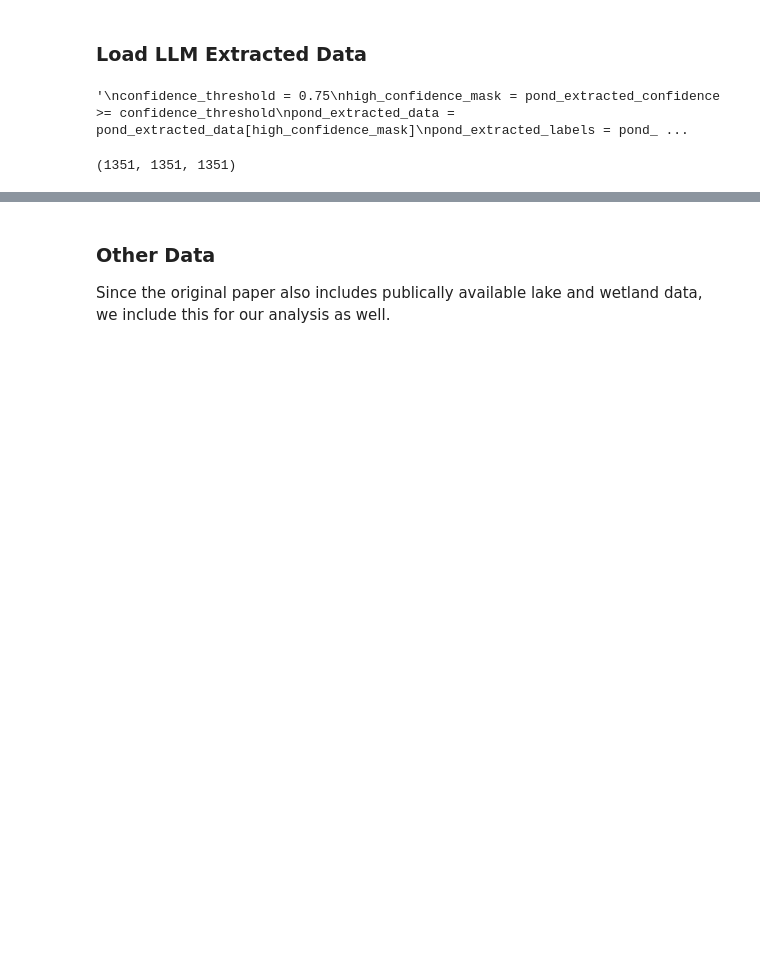
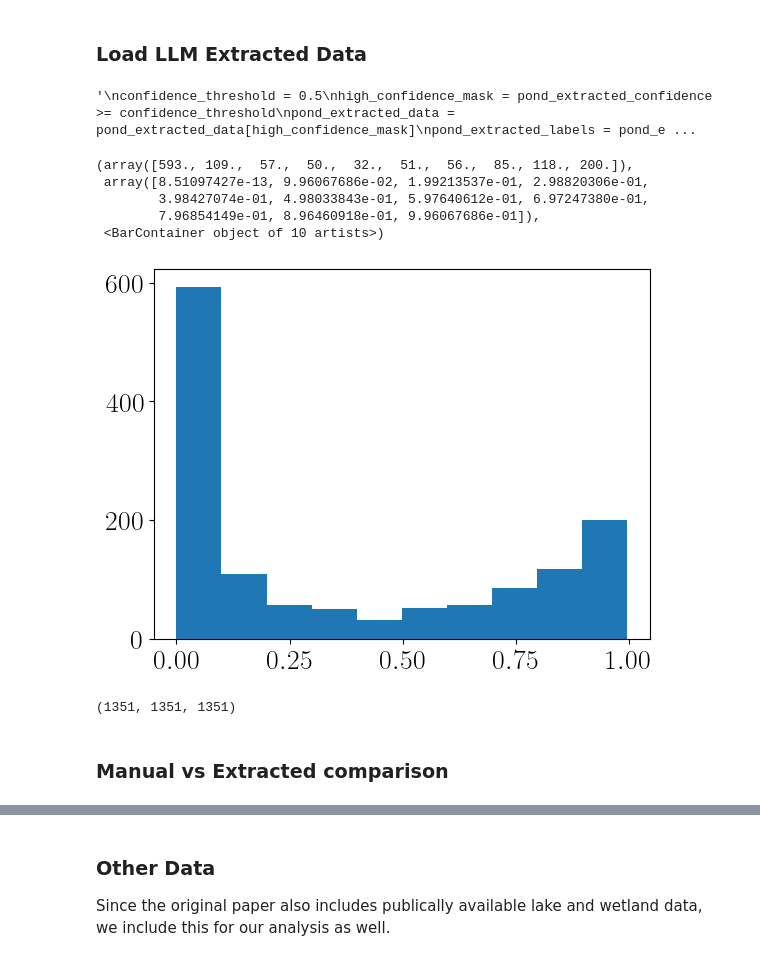
Before and after one commit to kevinqnb/scholarlm, a Jupyter notebook: examples/pond_clustering.ipynb, the cells around one changed output, grey strips where cells are left out. Saved outputs shown, nothing was run; the diff lists cells and outputs as text; code cells hidden in the pictures; blank space fills up the shorter version.

```diff
--- a/examples/pond_clustering.ipynb
+++ b/examples/pond_clustering.ipynb
@@ -178,7 +185,7 @@ experiment_data_path = "../data/experiments/2026_03_04/pond_judged_combined_scor
 
 unit_conversion_table = {
     'max_depth': {"cm": 0.01, "feet": 0.3048, "km": 1000, "m": 1},
-    'surface_area': {"km^2": 100, "ha": 1, "mi^2": 258.999, "m^2": 1e-4, "acres": 0.40486},
+    'surface_area': {"km^2": 100, "ha": 1, "mi^2": 258.999, "m^2": 1e-4, "acres": 0.404686},
     'vegetation_cover': {"percent": 1/100, "fraction": 1.0},
     'tn': {"mg/L": 1000.0, "µg/L": 1.0, "μmol/L": 14.01, "ppm": 1000.0, "ppb": 1.0},
     'tp': {"mg/L": 1000.0, "µg/L": 1.0, "μmol/L": 30.97, "ppm": 1000.0, "ppb": 1.0},
@@ -243,6 +250,8 @@ extracted_confidence_df = pd.pivot_table(
 duplicate_mask = extracted_data_df.duplicated(keep="first")
 extracted_data_df = extracted_data_df[~duplicate_mask]
 extracted_confidence_df = extracted_confidence_df[~duplicate_mask]
+extracted_data_df = extracted_data_df.loc[:, ['surface_area', 'max_depth', 'vegetation_cover', 'ph', 'tn', 'tp', 'chla']]
+extracted_confidence_df = extracted_confidence_df.loc[:, ['surface_area', 'max_depth', 'vegetation_cover', 'ph', 'tn', 'tp', 'chla']]
 
 pond_extracted_data = extracted_data_df.to_numpy()
 pond_extracted_labels = extracted_data_df.index.get_level_values('ecosystem').map(classification_dict).to_numpy()
@@ -255,15 +264,26 @@ pond_extracted_confidence = pond_extracted_confidence[pond_extracted_idx]
 
 # Filter low confidence points
 '''
-confidence_threshold = 0.75
+confidence_threshold = 0.5
 high_confidence_mask = pond_extracted_confidence >= confidence_threshold
 pond_extracted_data = pond_extracted_data[high_confidence_mask]
 pond_extracted_labels = pond_extracted_labels[high_confidence_mask]
 pond_extracted_confidence = pond_extracted_confidence[high_confidence_mask]
 '''
 # %% [output]
-'\nconfidence_threshold = 0.75\nhigh_confidence_mask = pond_extracted_confidence >= confidence_threshold\npond_extracted_data = pond_extracted_data[high_confidence_mask]\npond_extracted_labels = pond_ ...
+'\nconfidence_threshold = 0.5\nhigh_confidence_mask = pond_extracted_confidence >= confidence_threshold\npond_extracted_data = pond_extracted_data[high_confidence_mask]\npond_extracted_labels = pond_e ...
+# %%
+plt.hist(pond_extracted_confidence)
+# %% [output]
+(array([593., 109.,  57.,  50.,  32.,  51.,  56.,  85., 118., 200.]),
+ array([8.51097427e-13, 9.96067686e-02, 1.99213537e-01, 2.98820306e-01,
+        3.98427074e-01, 4.98033843e-01, 5.97640612e-01, 6.97247380e-01,
+        7.96854149e-01, 8.96460918e-01, 9.96067686e-01]),
+ <BarContainer object of 10 artists>)
+[figure, added]
 # %%
 len(pond_extracted_data), len(pond_extracted_labels), len(pond_extracted_confidence)
 # %% [output]
 (1351, 1351, 1351)
+# %% [markdown]
+### Manual vs Extracted comparison
```
Also changed, not shown: parts of 26 cells of this notebook, 13 other files.
